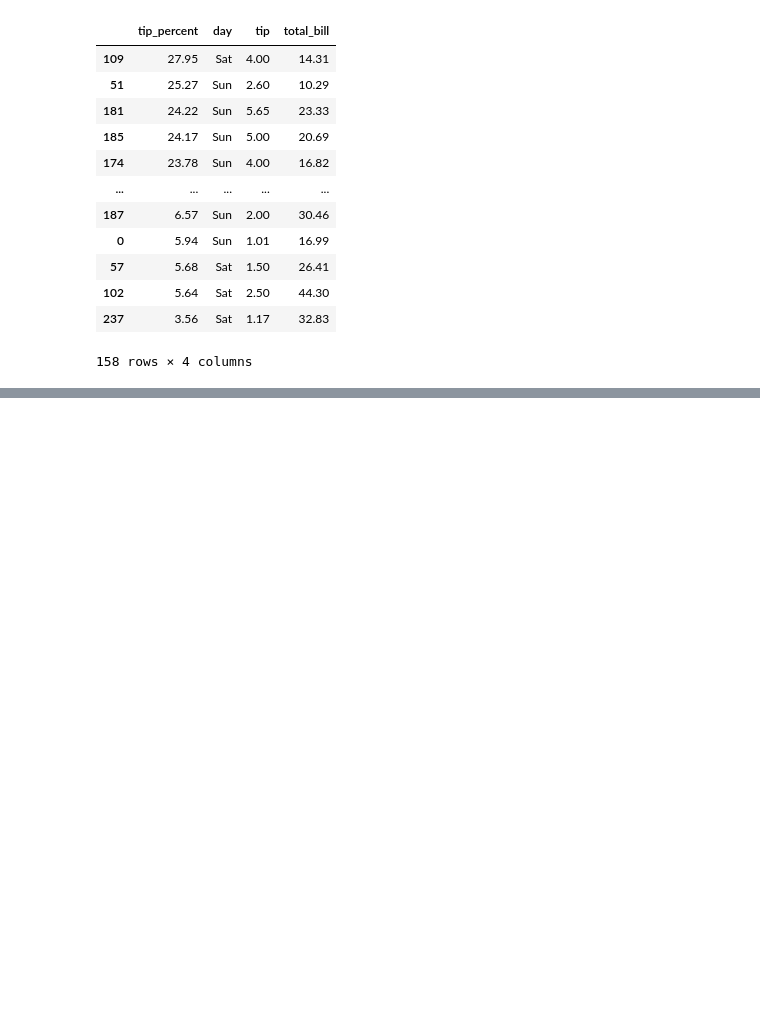
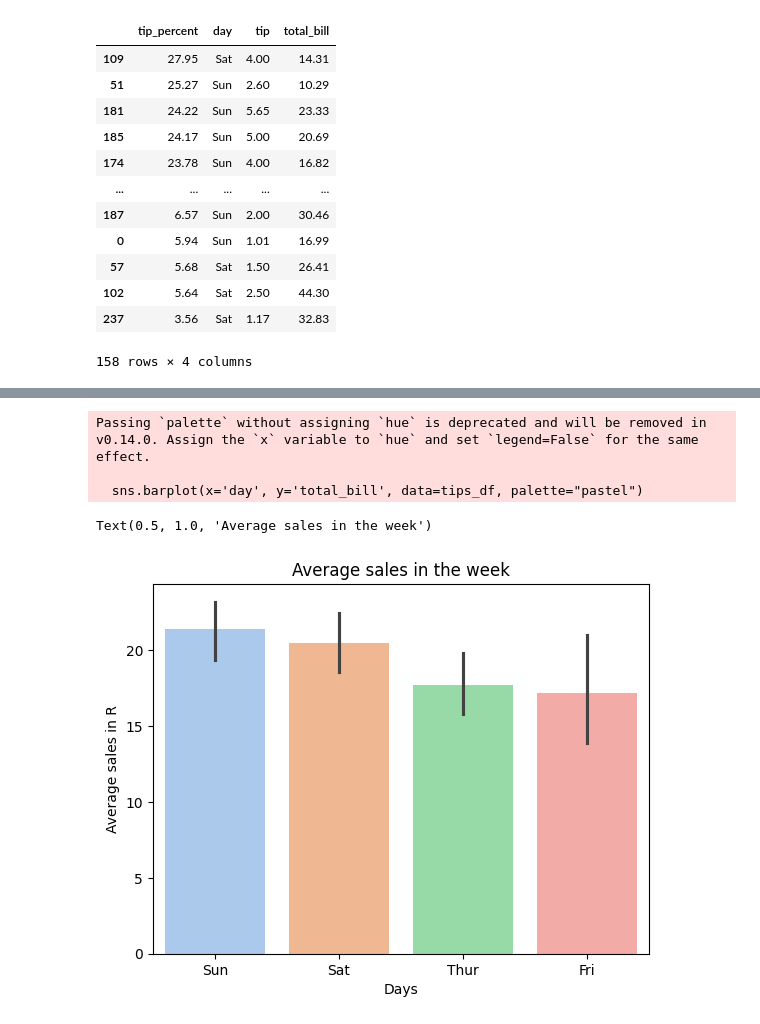
Before and after one commit to DharaKara/python-basics-sanlam, a Jupyter notebook: day16_pandas.ipynb, the cells around one changed output, grey strips where cells are left out. Cells and saved outputs as stored; diff of their text form; code cells hidden in the pictures; blank space fills up the shorter version.

```diff
--- a/day16_pandas.ipynb
+++ b/day16_pandas.ipynb
@@ -317,0 +501,15 @@ final_result
+# %%
+# Seaborn
+# x -> day , y -> total_bill
+
+# Average total_bill vs each day
+sns.barplot(x='day', y='total_bill', data=tips_df, palette="pastel")
+plt.xlabel("Days")
+plt.ylabel("Average sales in R")
+plt.title("Average sales in the week")
+# %% [output]
+Passing `palette` without assigning `hue` is deprecated and will be removed in v0.14.0. Assign the `x` variable to `hue` and set `legend=False` for the same effect.
+
+  sns.barplot(x='day', y='total_bill', data=tips_df, palette="pastel")
+Text(0.5, 1.0, 'Average sales in the week')
+[figure, added]
```
Also changed, not shown: parts of 27 cells of this notebook.
